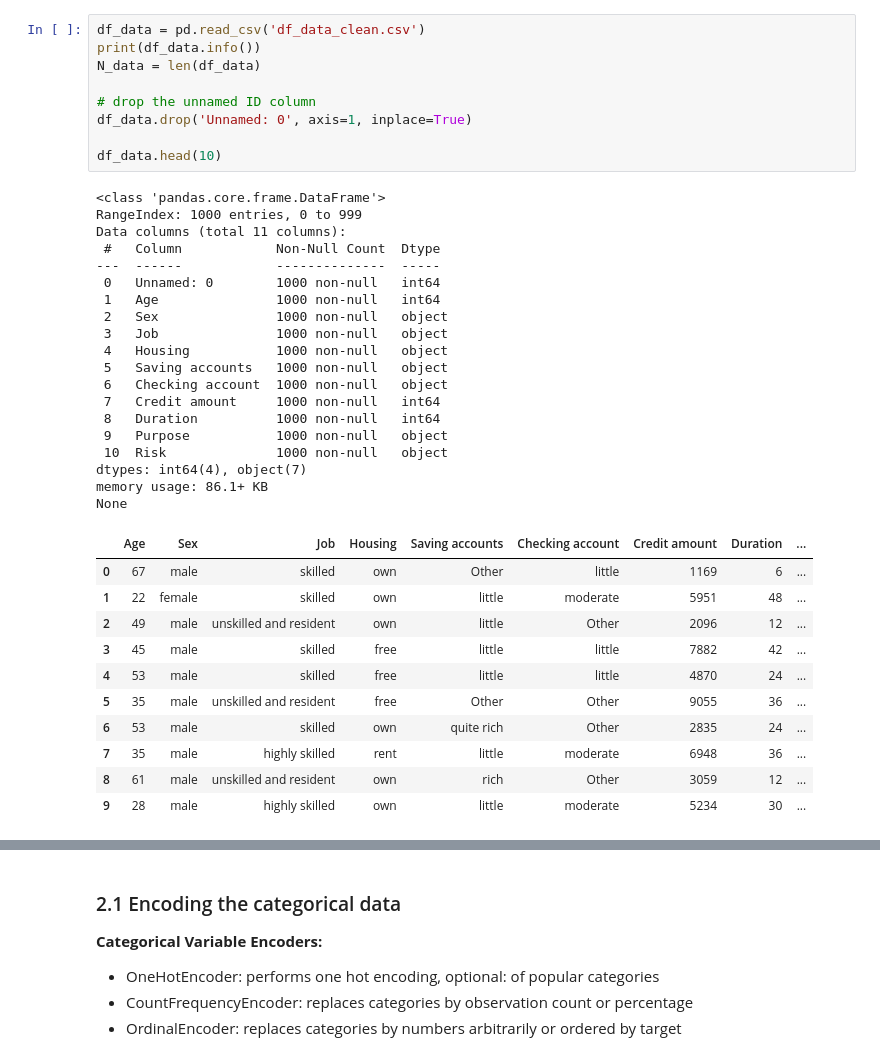
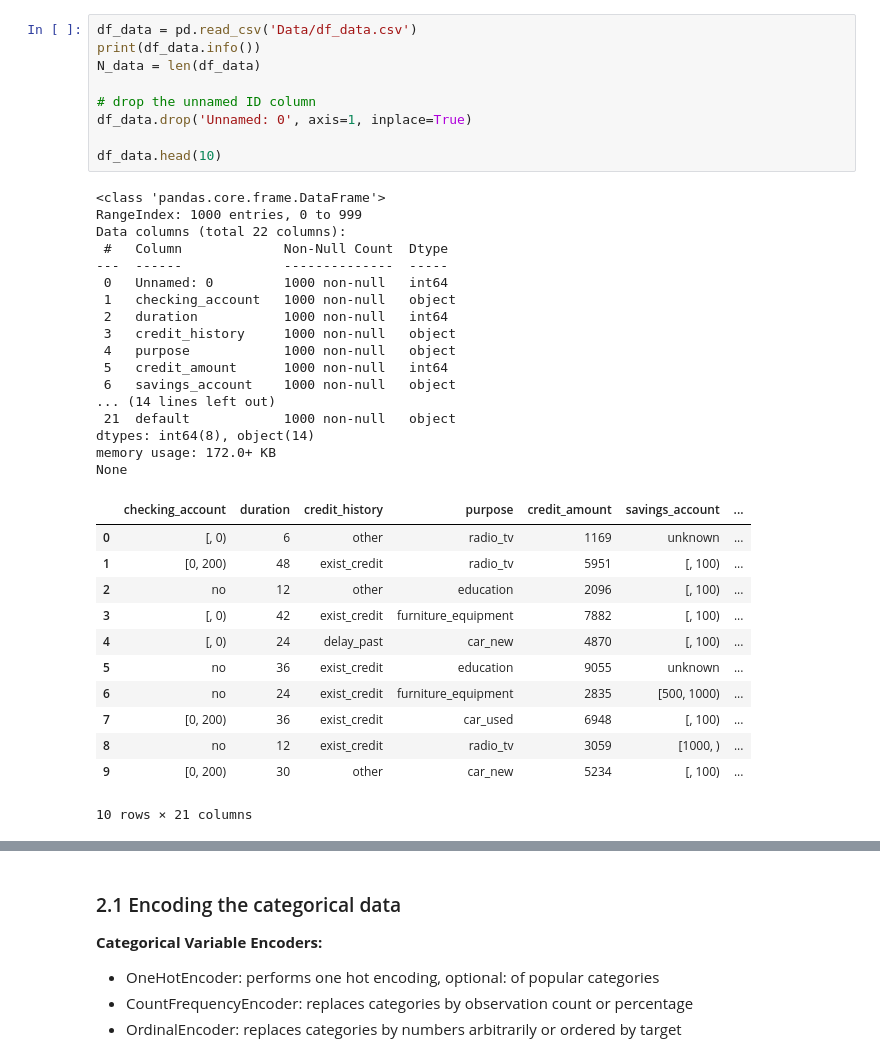
Before and after one commit to shanqu91/project_credit_risk_modeling, a Jupyter notebook: B_data_preprocessing.ipynb, the cells around one changed output, grey strips where cells are left out. Drawn from its saved outputs; the diff is of its cells as text.

```diff
--- a/B_data_preprocessing.ipynb
+++ b/B_data_preprocessing.ipynb
@@ -53,42 +54,41 @@ Requirement already satisfied: xgboost in /usr/local/lib/python3.7/dist-packages
 Requirement already satisfied: scipy in /usr/local/lib/python3.7/dist-packages (from xgboost) (1.4.1)
 Requirement already satisfied: numpy in /usr/local/lib/python3.7/dist-packages (from xgboost) (1.19.5)
 # %%
-df_data = pd.read_csv('df_data_clean.csv')
+df_data = pd.read_csv('Data/df_data.csv')
 print(df_data.info())
 N_data = len(df_data)
 
 # drop the unnamed ID column
 df_data.drop('Unnamed: 0', axis=1, inplace=True)
 
 df_data.head(10)
 # %% [output]
 <class 'pandas.core.frame.DataFrame'>
 RangeIndex: 1000 entries, 0 to 999
-Data columns (total 11 columns):
- #   Column            Non-Null Count  Dtype
----  ------            --------------  -----
- 0   Unnamed: 0        1000 non-null   int64
- 1   Age               1000 non-null   int64
- 2   Sex               1000 non-null   object
- 3   Job               1000 non-null   object
- 4   Housing           1000 non-null   object
- 5   Saving accounts   1000 non-null   object
- 6   Checking account  1000 non-null   object
- 7   Credit amount     1000 non-null   int64
- 8   Duration          1000 non-null   int64
- 9   Purpose           1000 non-null   object
- 10  Risk              1000 non-null   object
-dtypes: int64(4), object(7)
-memory usage: 86.1+ KB
+Data columns (total 22 columns):
+ #   Column             Non-Null Count  Dtype
+---  ------             --------------  -----
+ 0   Unnamed: 0         1000 non-null   int64
+ 1   checking_account   1000 non-null   object
+ 2   duration           1000 non-null   int64
+ 3   credit_history     1000 non-null   object
+ 4   purpose            1000 non-null   object
+ 5   credit_amount      1000 non-null   int64
+ 6   savings_account    1000 non-null   object
+... (14 lines left out)
+ 21  default            1000 non-null   object
+dtypes: int64(8), object(14)
+memory usage: 172.0+ KB
 None
-|  | Age | Sex | Job | Housing | Saving accounts | Checking account | Credit amount | Duration | ... |
-| 0 | 67 | male | skilled | own | Other | little | 1169 | 6 | ... |
-| 1 | 22 | female | skilled | own | little | moderate | 5951 | 48 | ... |
-| 2 | 49 | male | unskilled and resident | own | little | Other | 2096 | 12 | ... |
-| 3 | 45 | male | skilled | free | little | little | 7882 | 42 | ... |
-| 4 | 53 | male | skilled | free | little | little | 4870 | 24 | ... |
-| 5 | 35 | male | unskilled and resident | free | Other | Other | 9055 | 36 | ... |
-| 6 | 53 | male | skilled | own | quite rich | Other | 2835 | 24 | ... |
-| 7 | 35 | male | highly skilled | rent | little | moderate | 6948 | 36 | ... |
-| 8 | 61 | male | unskilled and resident | own | rich | Other | 3059 | 12 | ... |
-| 9 | 28 | male | highly skilled | own | little | moderate | 5234 | 30 | ... |
+|  | checking_account | duration | credit_history | purpose | credit_amount | savings_account | ... |
+| 0 | [, 0) | 6 | other | radio_tv | 1169 | unknown | ... |
+| 1 | [0, 200) | 48 | exist_credit | radio_tv | 5951 | [, 100) | ... |
+| 2 | no | 12 | other | education | 2096 | [, 100) | ... |
+| 3 | [, 0) | 42 | exist_credit | furniture_equipment | 7882 | [, 100) | ... |
+| 4 | [, 0) | 24 | delay_past | car_new | 4870 | [, 100) | ... |
+| 5 | no | 36 | exist_credit | education | 9055 | unknown | ... |
+| 6 | no | 24 | exist_credit | furniture_equipment | 2835 | [500, 1000) | ... |
+| 7 | [0, 200) | 36 | exist_credit | car_used | 6948 | [, 100) | ... |
+| 8 | no | 12 | exist_credit | radio_tv | 3059 | [1000, ) | ... |
+| 9 | [0, 200) | 30 | other | car_new | 5234 | [, 100) | ... |
+10 rows × 21 columns
```
Also changed, not shown: parts of 11 cells of this notebook.
